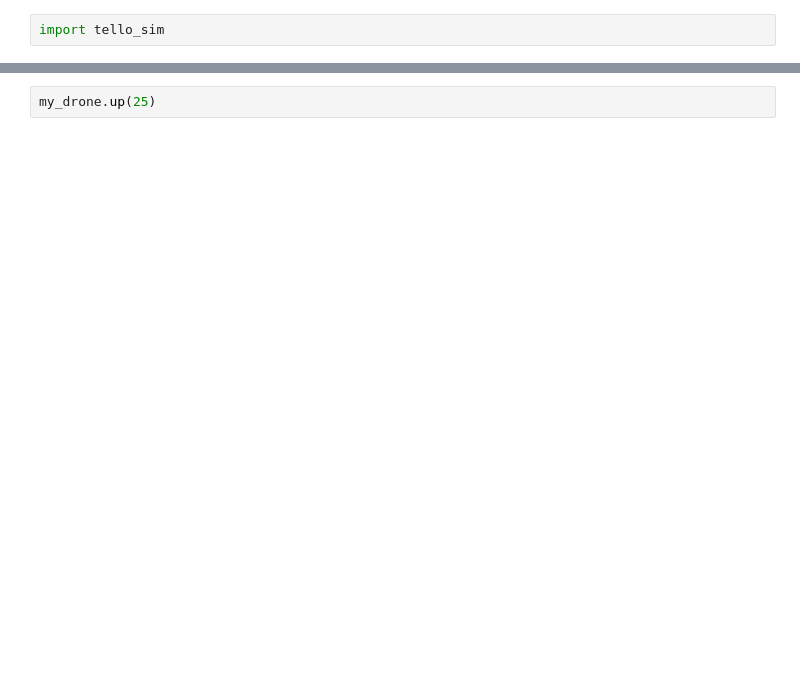
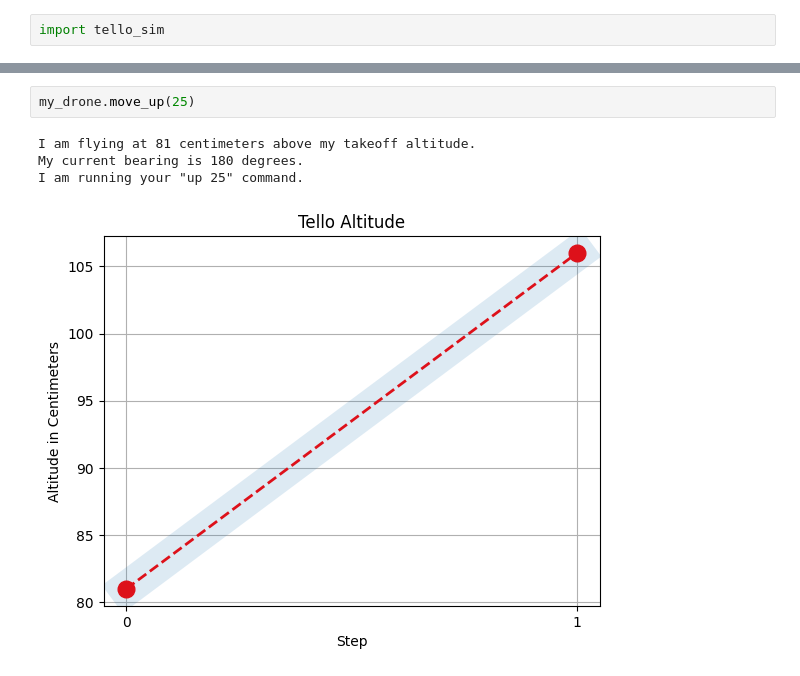
Before and after one commit to Fireline-Science/tello_sim, a Jupyter notebook: example_flight_notebook.ipynb, the cells around one changed output, grey strips where cells are left out. Drawn from its saved outputs; the diff is of its cells as text; blank space fills up the shorter version.

```diff
--- a/example_flight_notebook.ipynb
+++ b/example_flight_notebook.ipynb
@@ -15,4 +43,9 @@ my_drone.forward(40)
 # %%
-my_drone.up(25)
+my_drone.move_up(25)
+# %% [output]
+I am flying at 81 centimeters above my takeoff altitude.
+My current bearing is 180 degrees.
+I am running your "up 25" command.
+[figure, added]
 # %%
 my_drone.land()
```
Also changed, not shown: parts of 8 cells of this notebook, 4 other files.
